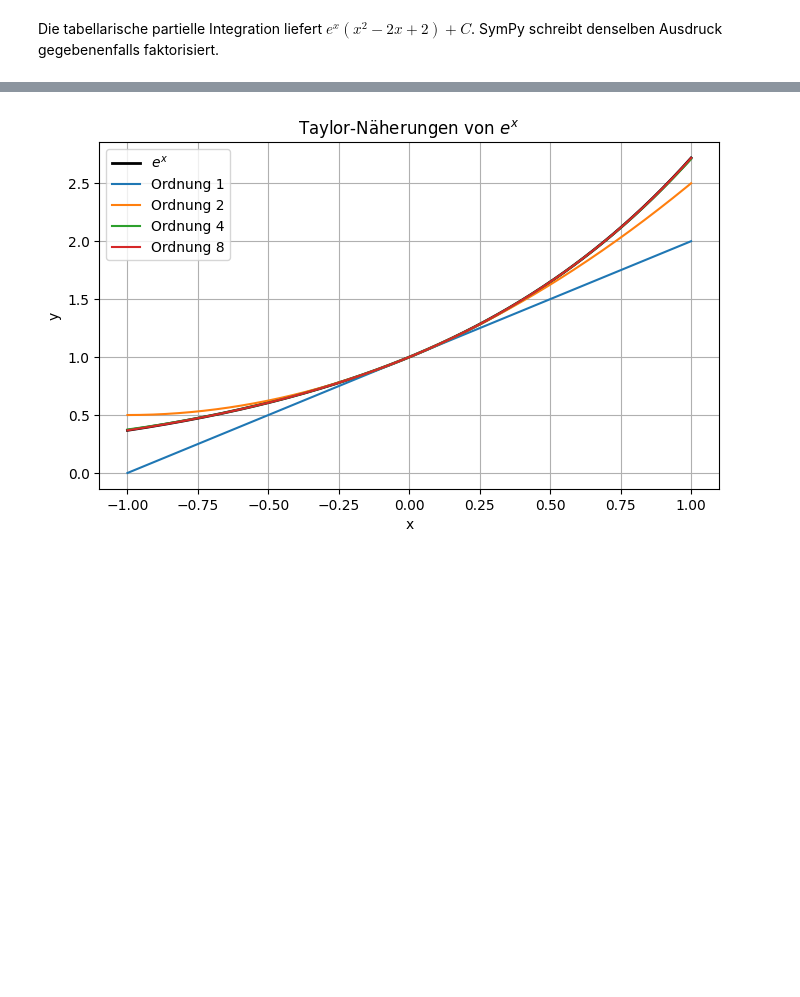
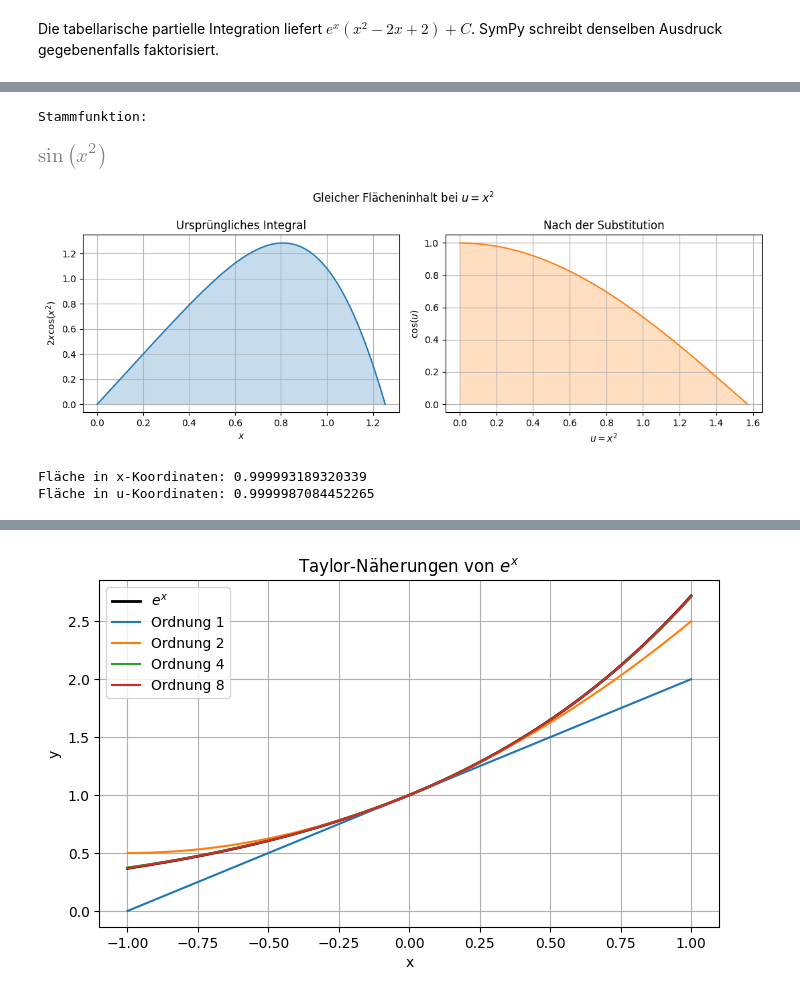
Before and after one commit to karkessler/dhbw-mathe3, a Jupyter notebook: notebooks/differentialgleichungen/00_mathematische_grundlagen.ipynb, the cells around one changed output, grey strips where cells are left out. Saved outputs shown, nothing was run; the diff lists cells and outputs as text; code cells hidden in the pictures; blank space fills up the shorter version.

Commit message:
Erweitere Mathematik-Notebooks mit Erklärungen und Visualisierungen

```diff
--- a/notebooks/differentialgleichungen/00_mathematische_grundlagen.ipynb
+++ b/notebooks/differentialgleichungen/00_mathematische_grundlagen.ipynb
@@ -35,0 +42,31 @@ Die tabellarische partielle Integration liefert $e^x(x^2-2x+2)+C$. SymPy schreib
+# %%
+u = sp.symbols('u', real=True)
+integrand_sub = 2 * x * sp.cos(x**2)
+F_sub = sp.integrate(integrand_sub, x)
+print('Stammfunktion:')
+display(F_sub)
+assert sp.simplify(sp.diff(F_sub, x) - integrand_sub) == 0
+
+upper_x = np.sqrt(np.pi / 2)
+x_values = np.linspace(0, upper_x, 400)
+u_values = np.linspace(0, np.pi / 2, 400)
+values_x = 2 * x_values * np.cos(x_values**2)
+values_u = np.cos(u_values)
+fig, axes = plt.subplots(1, 2, figsize=(11, 4))
+axes[0].plot(x_values, values_x, color='#1f77b4')
+axes[0].fill_between(x_values, values_x, alpha=0.25, color='#1f77b4')
+axes[0].set(xlabel='$x$', ylabel='$2x\\cos(x^2)$', title='Ursprüngliches Integral')
+axes[1].plot(u_values, values_u, color='#ff7f0e')
+axes[1].fill_between(u_values, values_u, alpha=0.25, color='#ff7f0e')
+axes[1].set(xlabel='$u=x^2$', ylabel='$\\cos(u)$', title='Nach der Substitution')
+fig.suptitle('Gleicher Flächeninhalt bei $u=x^2$')
+plt.tight_layout()
+plt.show()
+print('Fläche in x-Koordinaten:', np.trapz(values_x, x_values))
+print('Fläche in u-Koordinaten:', np.trapz(values_u, u_values))
+# %% [output]
+Stammfunktion:
+[figure, added]
+[figure, added]
+Fläche in x-Koordinaten: 0.999993189320339
+Fläche in u-Koordinaten: 0.9999987084452265
```
Also changed, not shown: parts of 10 cells of this notebook, 5 other files.
